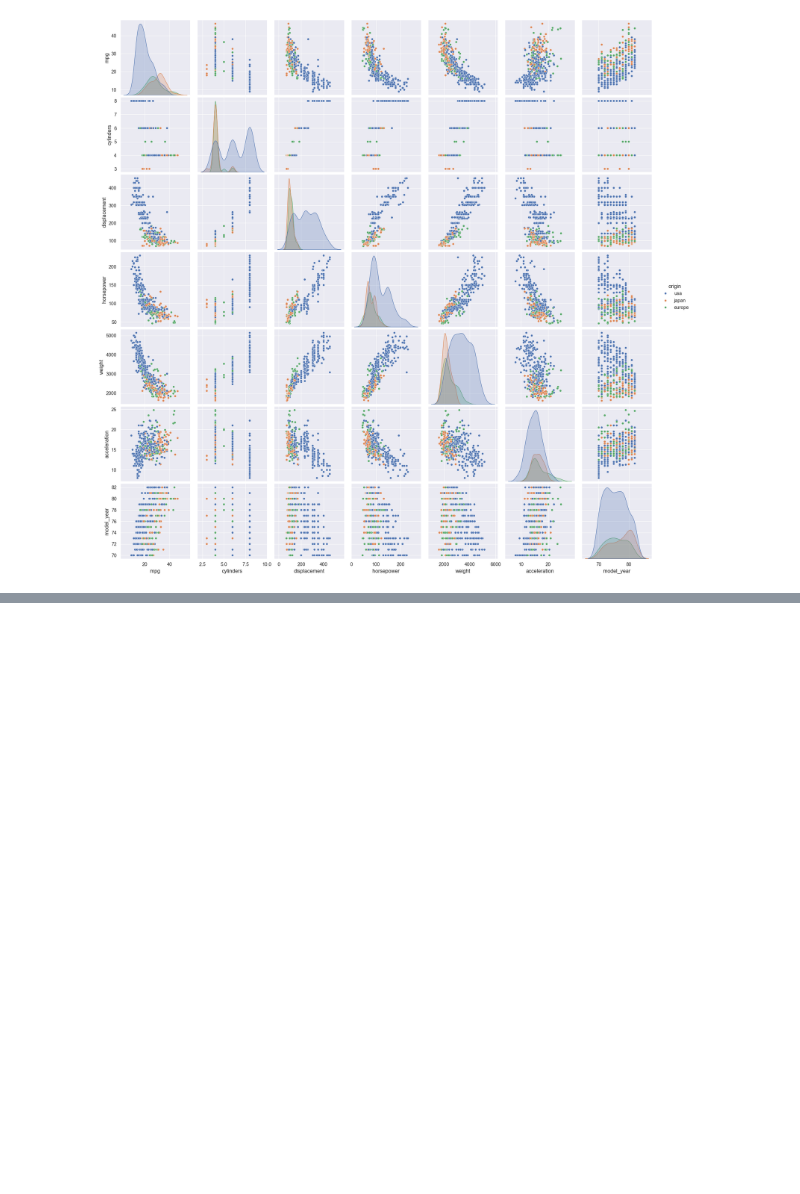
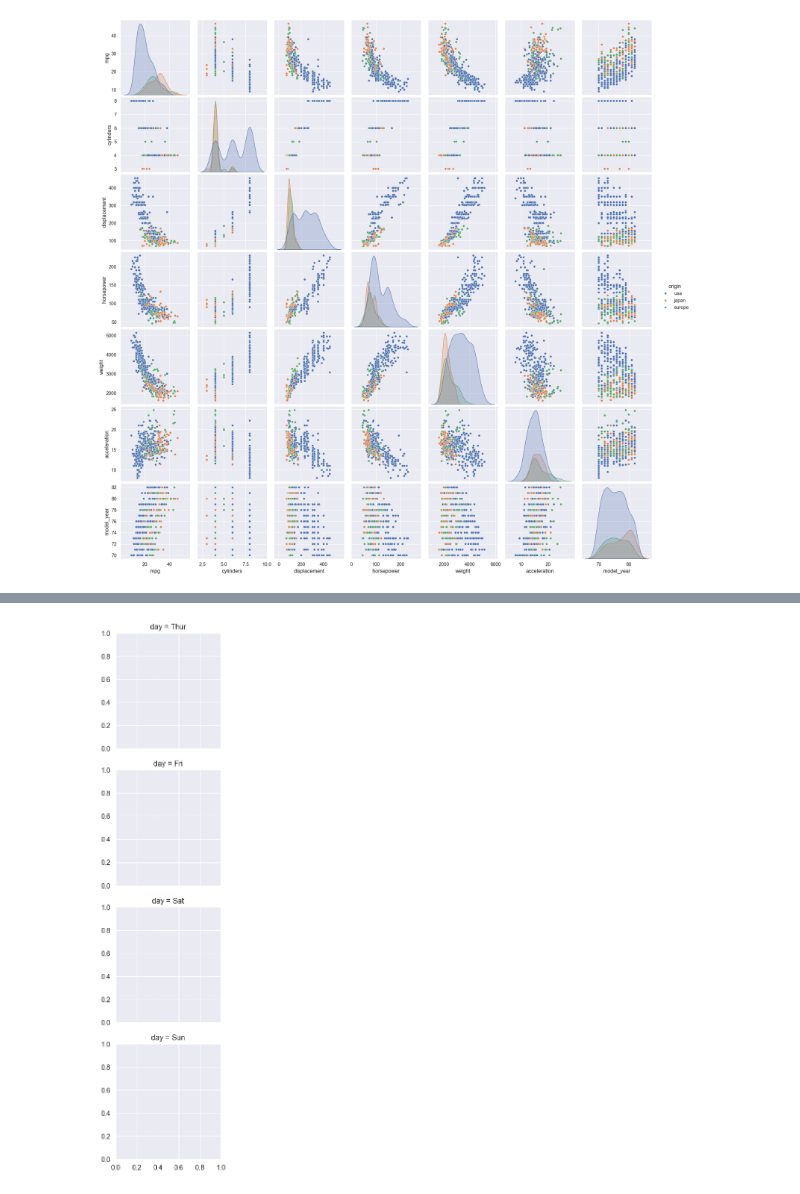
Before and after one commit to GiwonLee1999/Data_Wrangling_Analysis, a Jupyter notebook: Visualization/Seaborn/seaborn.ipynb, the cells around one changed output, grey strips where cells are left out. Cells and saved outputs as stored; diff of their text form; code cells hidden in the pictures; blank space fills up the shorter version.

```diff
--- a/Visualization/seaborn.ipynb
+++ b/Visualization/Seaborn/seaborn.ipynb
@@ -198,0 +265,4 @@ sns.pairplot(data=mpg,hue='origin')
+# %%
+FG = sns.FacetGrid(tips, row='day')
+# %% [output]
+[figure, added]
```
Also changed, not shown: parts of 13 cells of this notebook, 4 other files.
